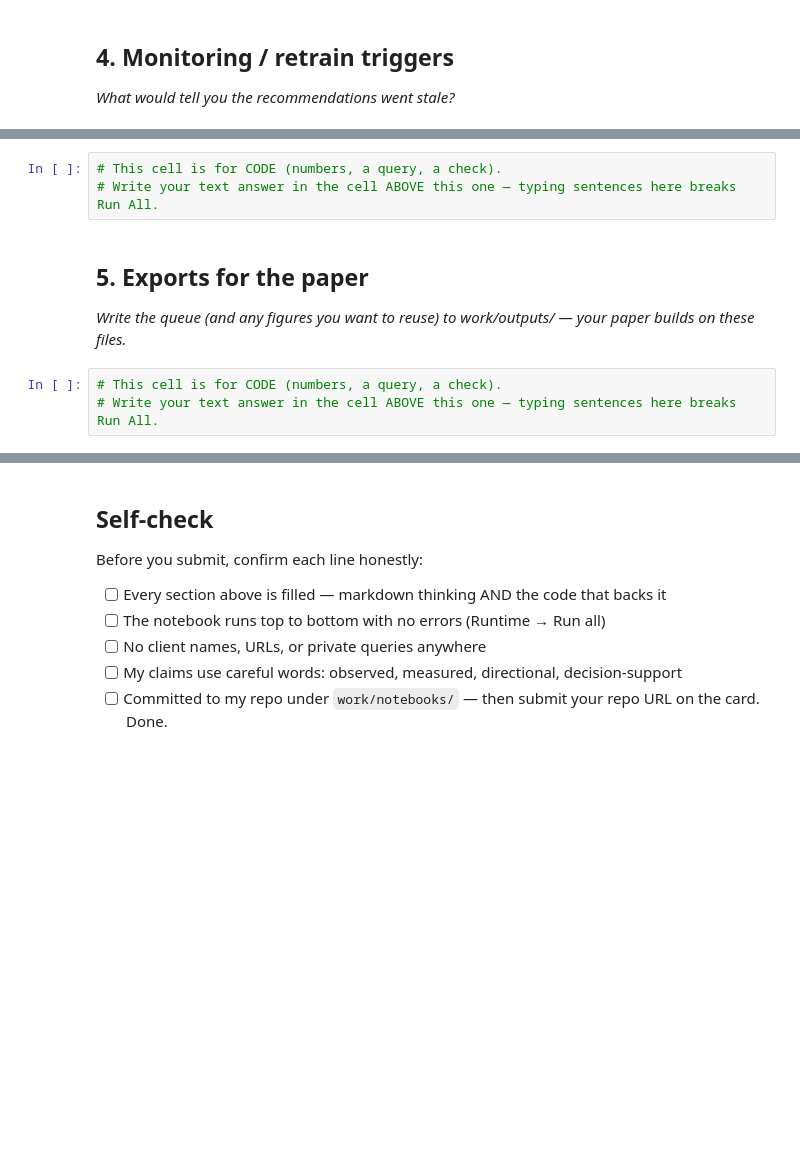
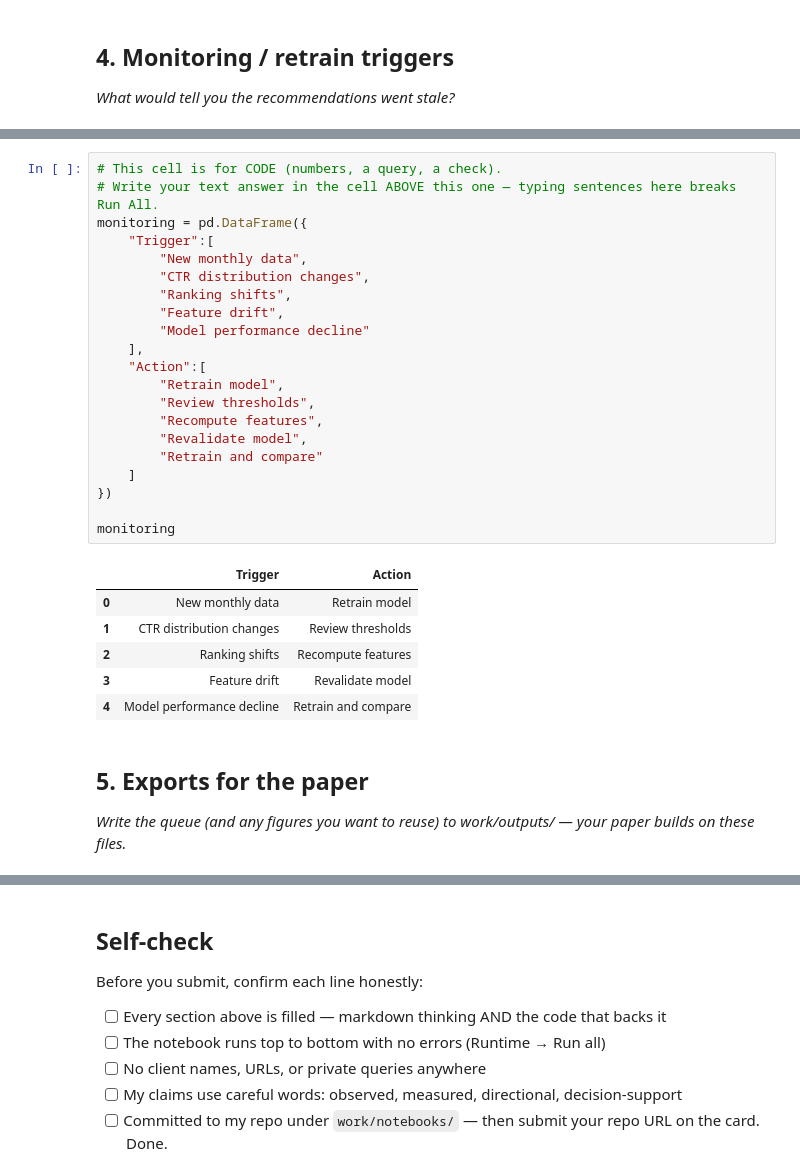
Before and after one commit to muneebulhaq02/flyrank-ml-internship, a Jupyter notebook: work/notebooks/w07_action_playbook.ipynb, the cells around one changed output, grey strips where cells are left out. Drawn from its saved outputs; the diff is of its cells as text; blank space fills up the shorter version.

```diff
--- a/work/notebooks/w07_action_playbook.ipynb
+++ b/work/notebooks/w07_action_playbook.ipynb
@@ -34,10 +251,32 @@ This skeleton is yours to fill. Work the sections **in order** — each one has
 # %%
 # This cell is for CODE (numbers, a query, a check).
 # Write your text answer in the cell ABOVE this one — typing sentences here breaks Run All.
+monitoring = pd.DataFrame({
+    "Trigger":[
+        "New monthly data",
+        "CTR distribution changes",
+        "Ranking shifts",
+        "Feature drift",
+        "Model performance decline"
+    ],
+    "Action":[
+        "Retrain model",
+        "Review thresholds",
+        "Recompute features",
+        "Revalidate model",
+        "Retrain and compare"
+    ]
+})
+
+monitoring
+# %% [output]
+|  | Trigger | Action |
+| 0 | New monthly data | Retrain model |
+| 1 | CTR distribution changes | Review thresholds |
+| 2 | Ranking shifts | Recompute features |
+| 3 | Feature drift | Revalidate model |
+| 4 | Model performance decline | Retrain and compare |
 # %% [markdown]
 ## 5. Exports for the paper
 
 *Write the queue (and any figures you want to reuse) to work/outputs/ — your paper builds on these files.*
-# %%
-# This cell is for CODE (numbers, a query, a check).
-# Write your text answer in the cell ABOVE this one — typing sentences here breaks Run All.
```
Also changed, not shown: parts of 11 cells of this notebook.
